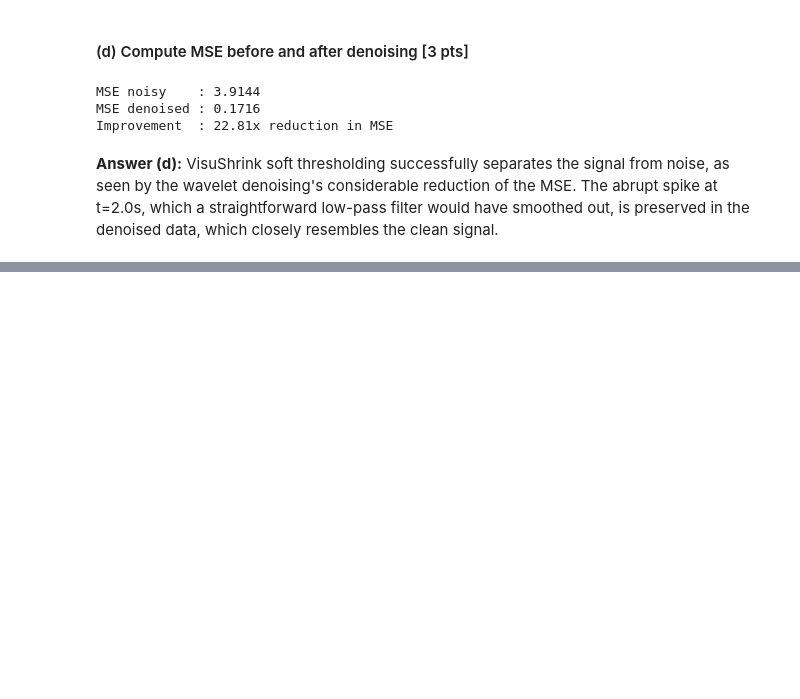
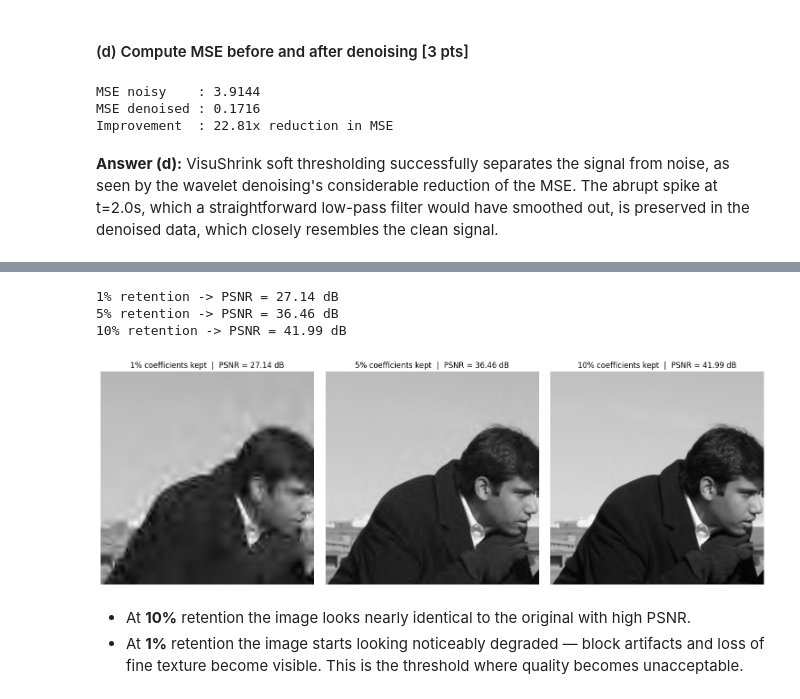
Before and after one commit to arjungiri1234/Spectral-Features-for-Time-Series, a Jupyter notebook: Spectral-features.ipynb, the cells around one changed output, grey strips where cells are left out. Drawn from its saved outputs; the diff is of its cells as text; code cells hidden in the pictures; blank space fills up the shorter version.

```diff
--- a/Spectral-features.ipynb
+++ b/Spectral-features.ipynb
@@ -394,0 +547,28 @@ Improvement  : 22.81x reduction in MSE
+# %%
+def compute_psnr(original, compressed):
+    mse = np.mean((original - compressed)**2)
+    if mse == 0:
+        return float('inf')
+    max_val = np.max(original)
+    return 10 * np.log10((max_val**2) / mse)
+
+fig, axes = plt.subplots(1, 3, figsize=(15, 5))
+for ax, pct in zip(axes, [1, 5, 10]):
+    img_comp = wavelet_compress(img, keep_pct=pct)
+    psnr = compute_psnr(img, img_comp)
+    ax.imshow(img_comp, cmap='gray')
+    title = f'{pct}% coefficients kept  |  PSNR = {psnr:.2f} dB'
+    ax.set_title(title)
+    ax.axis('off')
+    print(f"{pct}% retention -> PSNR = {psnr:.2f} dB")
+
+plt.tight_layout()
+plt.show()
+# %% [output]
+1% retention -> PSNR = 27.14 dB
+5% retention -> PSNR = 36.46 dB
+10% retention -> PSNR = 41.99 dB
+[figure, added]
+# %% [markdown]
+- At **10%** retention the image looks nearly identical to the original with high PSNR.
+- At **1%** retention the image starts looking noticeably degraded — block artifacts and loss of fine texture become visible. This is the threshold where quality becomes unacceptable.
```
Also changed, not shown: parts of 18 cells of this notebook.
